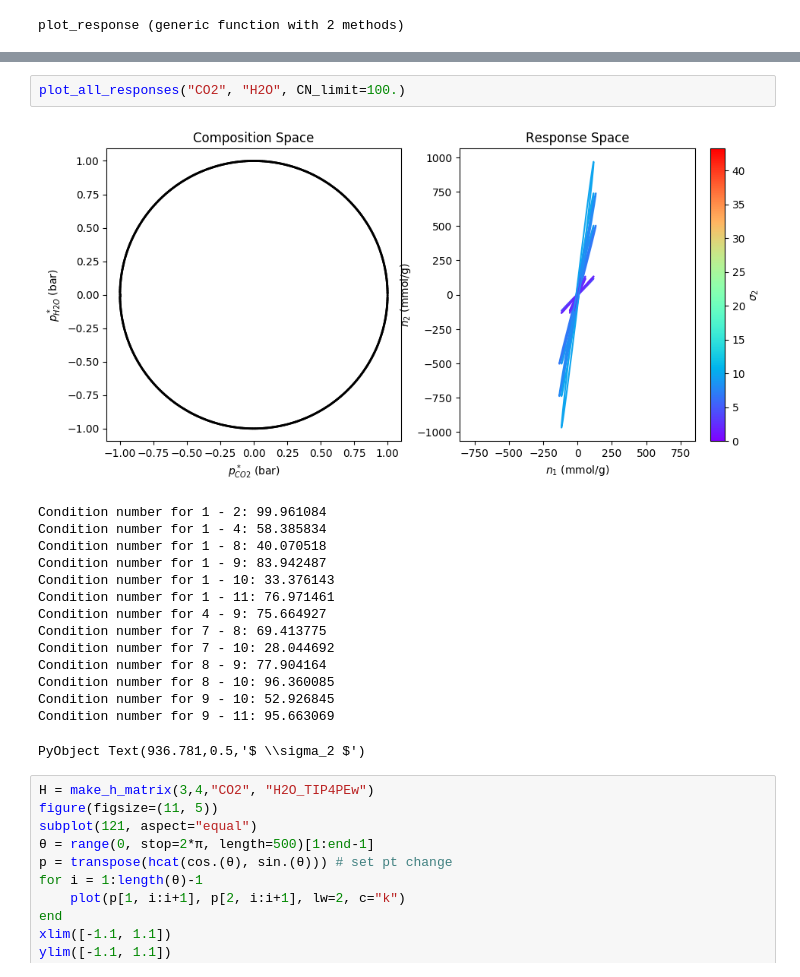
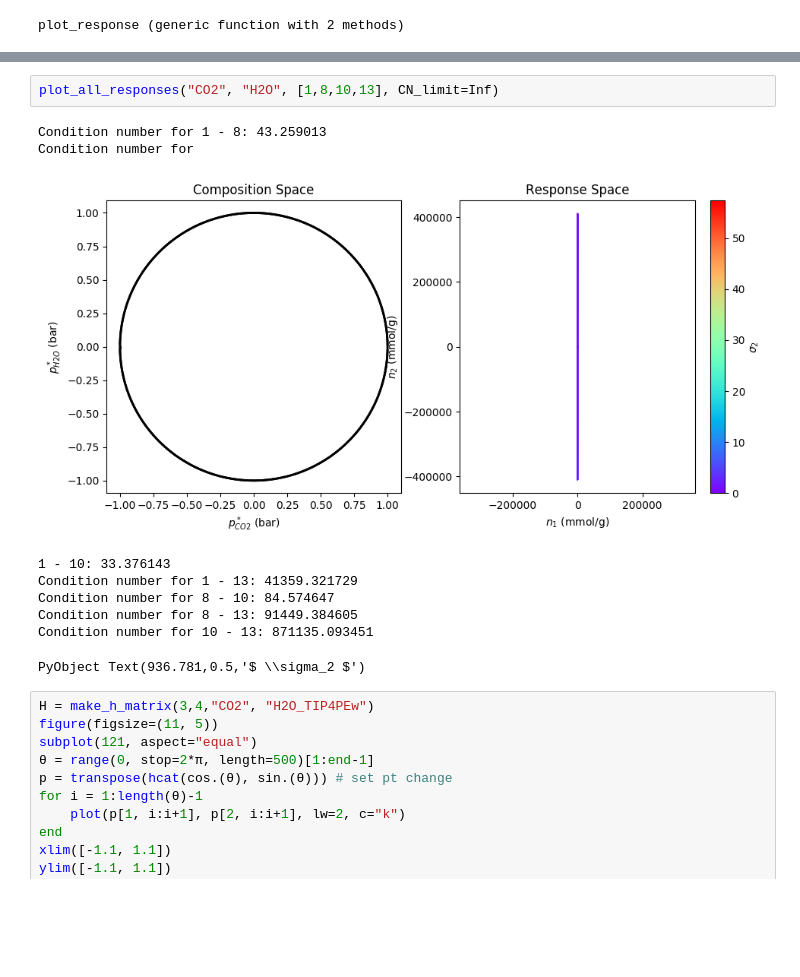
Before and after one commit to SimonEnsemble/sensor_arrays, a Jupyter notebook: src/Sensor_notebook.ipynb, the cells around one changed output, grey strips where cells are left out. Drawn from its saved outputs; the diff is of its cells as text; blank space fills up the shorter version.

```diff
--- a/src/Sensor_notebook.ipynb
+++ b/src/Sensor_notebook.ipynb
@@ -374,23 +376,17 @@ plot_all_responses(gas1::AbstractString, gas2::AbstractString, mof_list::Array{S
 # %% [output]
 plot_all_responses (generic function with 3 methods)
 # %%
-plot_all_responses("CO2", "H2O", CN_limit=100.)
+plot_all_responses("CO2", "H2O", [1,8,10,13], CN_limit=Inf)
 # %% [output]
+Condition number for 1 - 8: 43.259013
+Condition number for
-[figure, old version]
+[figure, new version]
-Condition number for 1 - 2: 99.961084
-Condition number for 1 - 4: 58.385834
-Condition number for 1 - 8: 40.070518
-Condition number for 1 - 9: 83.942487
-Condition number for 1 - 10: 33.376143
-Condition number for 1 - 11: 76.971461
-Condition number for 4 - 9: 75.664927
-Condition number for 7 - 8: 69.413775
-Condition number for 7 - 10: 28.044692
-Condition number for 8 - 9: 77.904164
-Condition number for 8 - 10: 96.360085
-Condition number for 9 - 10: 52.926845
-Condition number for 9 - 11: 95.663069
-PyObject Text(936.781,0.5,'$ \\sigma_2 $')
+1 - 10: 33.376143
+Condition number for 1 - 13: 41359.321729
+Condition number for 8 - 10: 84.574647
+Condition number for 8 - 13: 91449.384605
+Condition number for 10 - 13: 871135.093451
+PyObject Text(936.781,0.5,'$ \\sigma_2 $')
 # %%
 H = make_h_matrix(3,4,"CO2", "H2O_TIP4PEw")
 figure(figsize=(11, 5))
```
Also changed, not shown: parts of 10 cells of this notebook, 2 other files.
